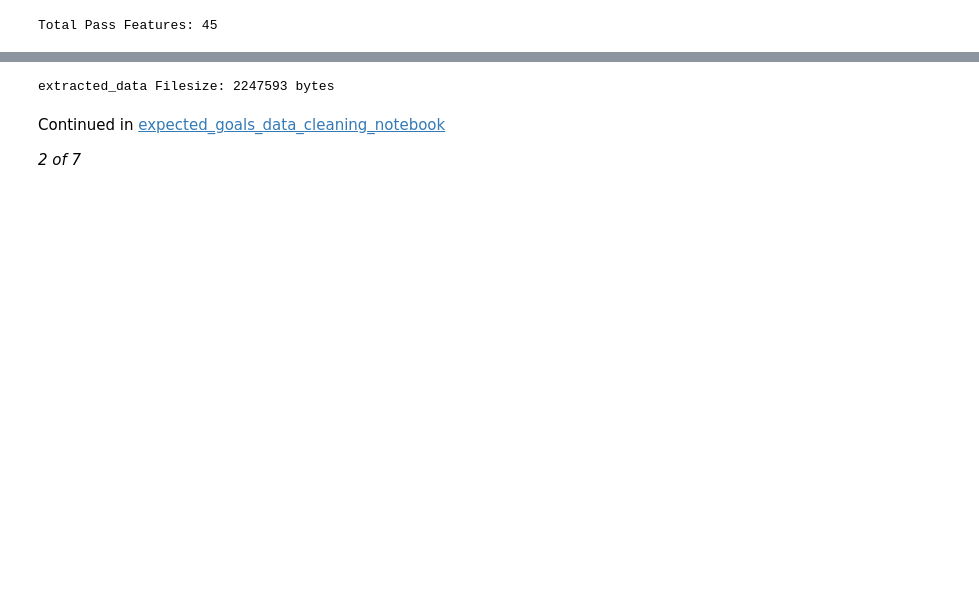
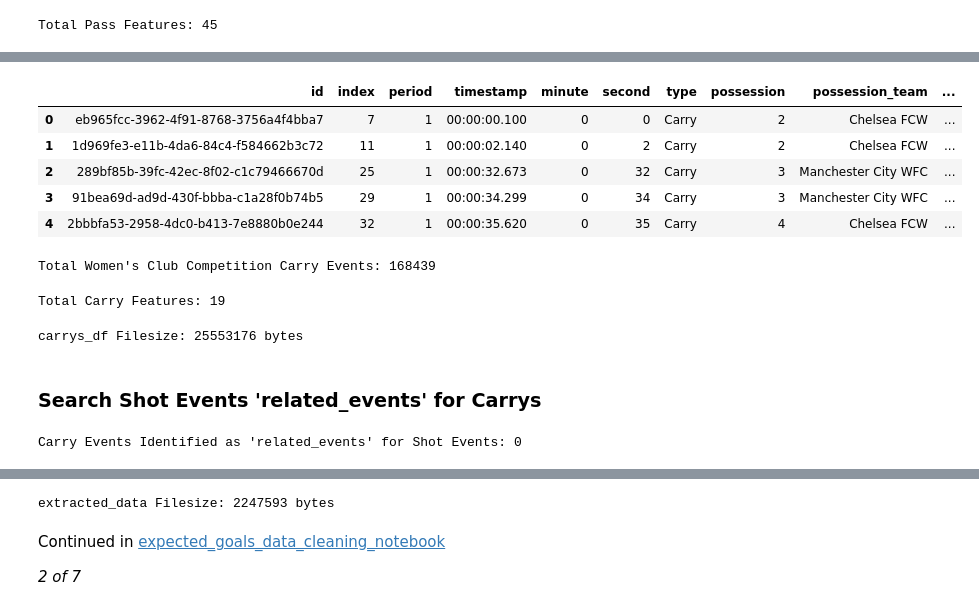
Before and after one commit to wswager/womens_soccer_expected_goals_model, a Jupyter notebook: data_extraction/expected_goals_data_extraction_notebook2.ipynb, the cells around one changed output, grey strips where cells are left out. Cells and saved outputs as stored; diff of their text form; code cells hidden in the pictures; blank space fills up the shorter version.

```diff
--- a/data_extraction/expected_goals_data_extraction_notebook2.ipynb
+++ b/data_extraction/expected_goals_data_extraction_notebook2.ipynb
@@ -371,0 +478,21 @@ extracted_data.head()
+# %%
+# Create dataframes for the target events in each season of the target competitions
+# Carrys
+
+carrys_df_37_42 = sb.competition_events(country = 'England',
+                                        division = "FA Women's Super League",
+                                        season = '2018/2019',
+                                        gender = 'female',
+                                        split = True)['carrys']
+
+carrys_df_37_4 = sb.competition_events(country = 'England',
+                                       division = "FA Women's Super League",
+                                       season = '2019/2020',
+                                       gender = 'female',
+                                       split = True)['carrys']
+
+carrys_df_49_3 = sb.competition_events(country = 'United States of America',
+                                       division = 'NWSL',
+                                       season = '2018',
+                                       gender = 'female',
+                                       split = True)['carrys']
@@ -371,0 +517,26 @@ extracted_data.head()
+# %%
+# Concatenate carry event dataframes into a combined dataframe
+
+carrys_df = pd.concat([carrys_df_37_42,
+                       carrys_df_37_4,
+                       carrys_df_49_3],
+                      ignore_index = True)
+# %%
+carrys_df.head()
+# %% [output]
+|  | id | index | period | timestamp | minute | second | type | possession | possession_team | ... |
+| 0 | eb965fcc-3962-4f91-8768-3756a4f4bba7 | 7 | 1 | 00:00:00.100 | 0 | 0 | Carry | 2 | Chelsea FCW | ... |
+| 1 | 1d969fe3-e11b-4da6-84c4-f584662b3c72 | 11 | 1 | 00:00:02.140 | 0 | 2 | Carry | 2 | Chelsea FCW | ... |
+| 2 | 289bf85b-39fc-42ec-8f02-c1c79466670d | 25 | 1 | 00:00:32.673 | 0 | 32 | Carry | 3 | Manchester City WFC | ... |
+| 3 | 91bea69d-ad9d-430f-bbba-c1a28f0b74b5 | 29 | 1 | 00:00:34.299 | 0 | 34 | Carry | 3 | Manchester City WFC | ... |
+| 4 | 2bbbfa53-2958-4dc0-b413-7e8880b0e244 | 32 | 1 | 00:00:35.620 | 0 | 35 | Carry | 4 | Chelsea FCW | ... |
+# %%
+print("Total Women's Club Competition Carry Events:",
+      len(carrys_df))
+# %% [output]
+Total Women's Club Competition Carry Events: 168439
+# %%
+print('Total Carry Features:',
+      carrys_df.shape[1])
+# %% [output]
+Total Carry Features: 19
@@ -371,0 +547,15 @@ extracted_data.head()
+# %%
+print('carrys_df Filesize:',
+      path('/content/drive/MyDrive/expected_goals/data_extraction/dataframes/carrys_df.parquet').stat().st_size,
+      'bytes')
+# %% [output]
+carrys_df Filesize: 25553176 bytes
+# %% [markdown]
+### Search Shot Events 'related_events' for Carrys
+# %%
+carrys_to_shots_df = carrys_df[carrys_df['id'].isin(related_events)]
+
+print("Carry Events Identified as 'related_events' for Shot Events:",
+      len(carrys_to_shots_df))
+# %% [output]
+Carry Events Identified as 'related_events' for Shot Events: 0
```
Also changed, not shown: parts of 61 cells of this notebook.
